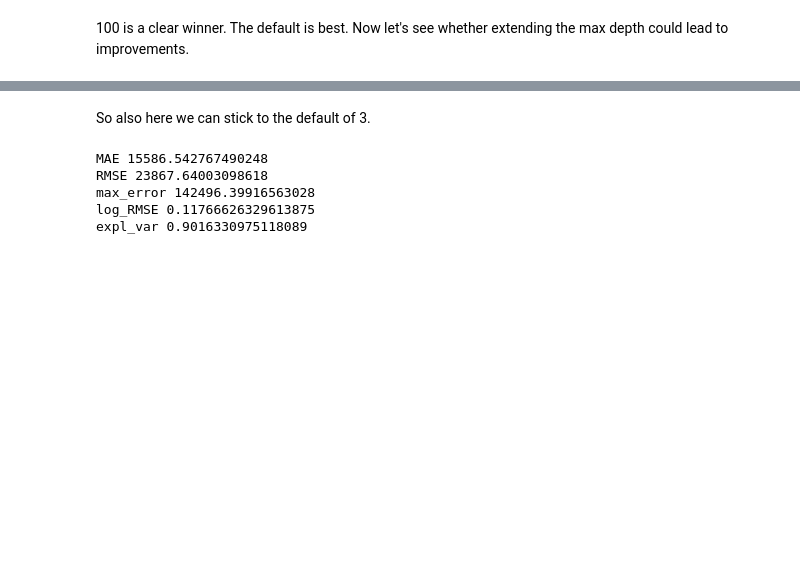
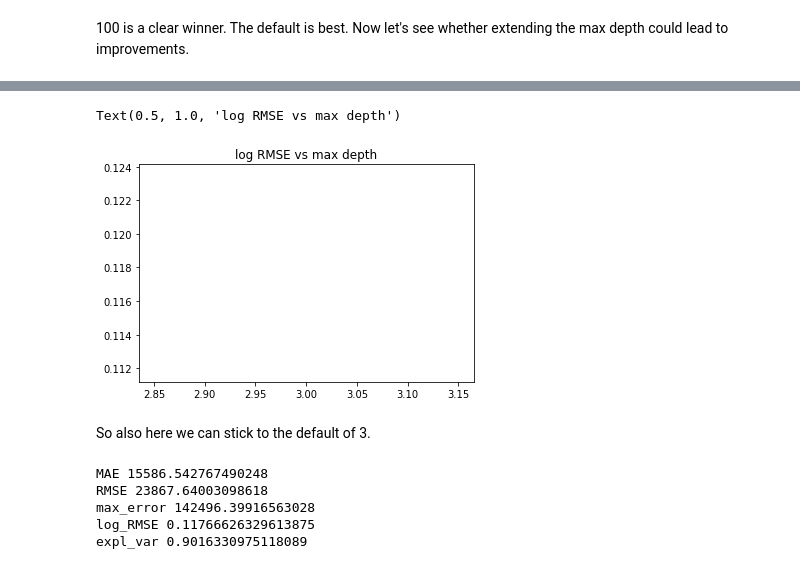
Before and after one commit to mvholsteijn/Kaggle-house-prices, a Jupyter notebook: Kaggle - Housing Prices 2.ipynb, the cells around one changed output, grey strips where cells are left out. Saved outputs shown, nothing was run; the diff lists cells and outputs as text; code cells hidden in the pictures; blank space fills up the shorter version.

```diff
--- a/Kaggle - Housing Prices 2.ipynb
+++ b/Kaggle - Housing Prices 2.ipynb
@@ -1966,6 +1990,9 @@ Now we will tune for the number of trees.
 # %%
-# plt.plot(depth,gb_errors)
-# plt.title('log RMSE vs max depth')
+plt.plot(depth,gb_errors)
+plt.title('log RMSE vs max depth')
+# %% [output]
+Text(0.5, 1.0, 'log RMSE vs max depth')
+[figure, added]
 # %% [markdown]
 So also here we can stick to the default of 3.
 # %%
```
Also changed, not shown: parts of 10 cells of this notebook.
